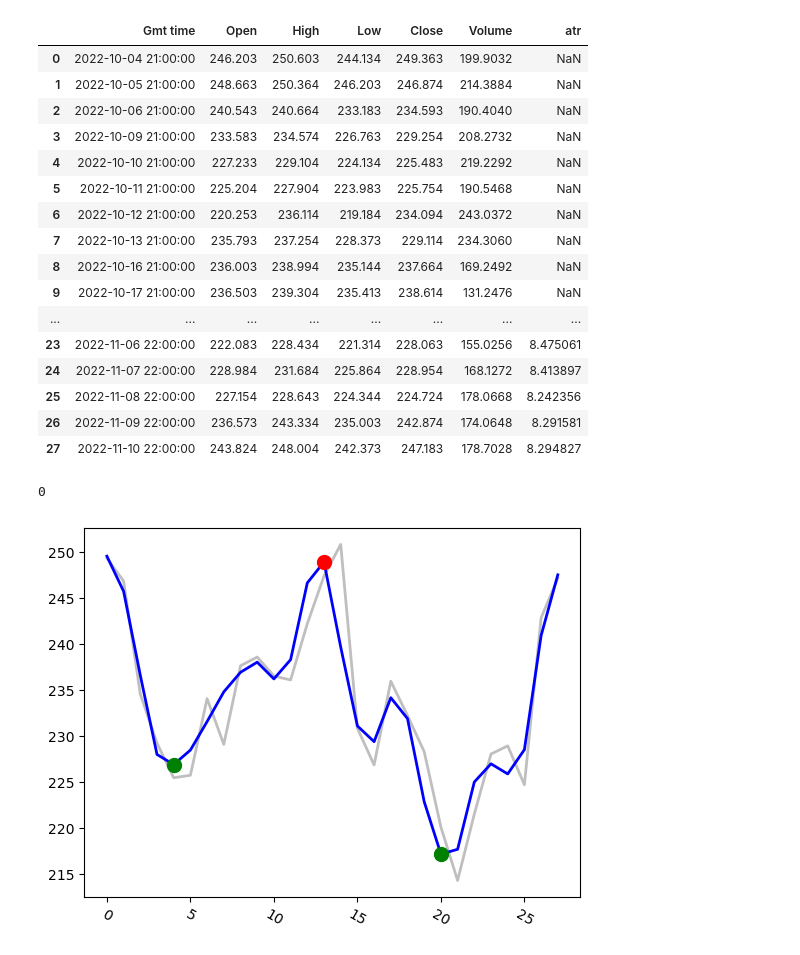
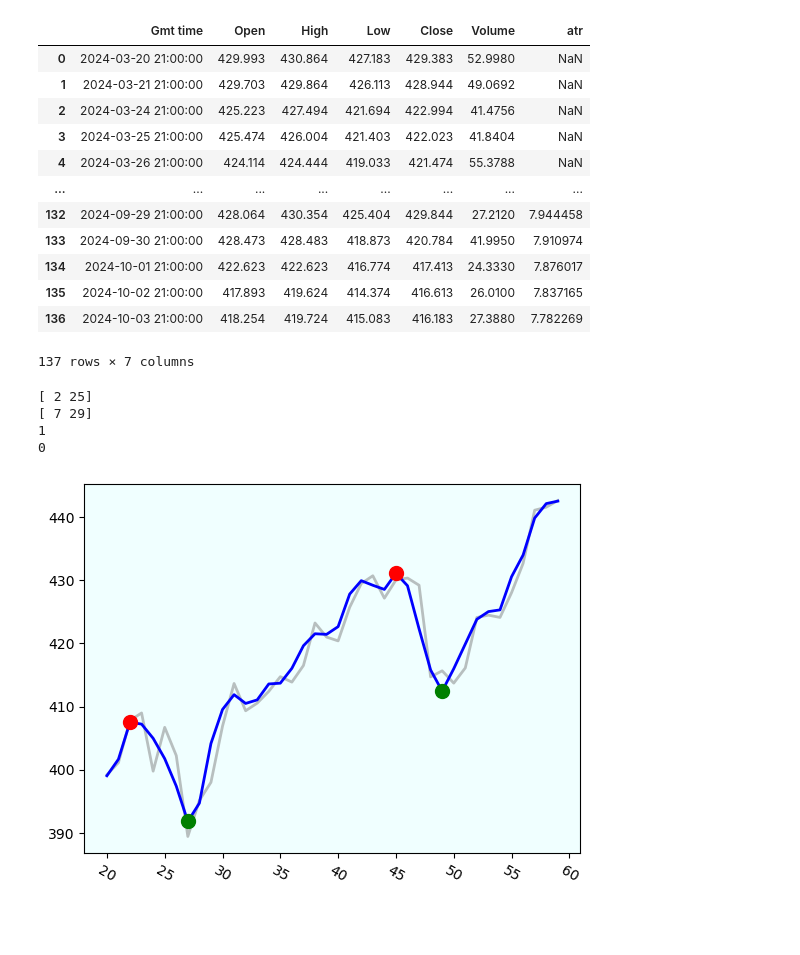
Before and after one commit to gastoncs/jupyter-docker, a Jupyter notebook: app/src/practice/trends/Chad/determineTrandDailyShort.ipynb, the cells around one changed output. Cells and saved outputs as stored; diff of their text form; code cells hidden in the pictures; blank space fills up the shorter version.

```diff
--- a/app/src/practice/trends/Chad/determineTrandDailyShort.ipynb
+++ b/app/src/practice/trends/Chad/determineTrandDailyShort.ipynb
@@ -3,36 +3,32 @@ import pandas as pd
 import pandas_ta as ta
 
 df = pd.read_csv("../../data/MSFT.USUSD_Candlestick_1_D_ASK_05.10.2022-05.10.2024.csv")
-df=df[0:500]
+df=df[-200:]
 df=df[df['Volume']!=0]
 df["Gmt time"]=df["Gmt time"].str.replace(".000","")
 df['Gmt time']=pd.to_datetime(df['Gmt time'],format='%d.%m.%Y %H:%M:%S')
 
 ## Take the rolling atr so the yaxis doesn't shake too much
 df["atr"] = ta.atr(high=df.High, low=df.Low, close=df.Close)
-df["atr"] = df.atr.rolling(window=10).mean()
+df["atr"] = df.atr.rolling(window=20).mean()
 
 df.reset_index(drop=True, inplace=True)
 
 df
 # %% [output]
 |  | Gmt time | Open | High | Low | Close | Volume | atr |
-| 0 | 2022-10-04 21:00:00 | 246.203 | 250.603 | 244.134 | 249.363 | 199.9032 | NaN |
-| 1 | 2022-10-05 21:00:00 | 248.663 | 250.364 | 246.203 | 246.874 | 214.3884 | NaN |
-| 2 | 2022-10-06 21:00:00 | 240.543 | 240.664 | 233.183 | 234.593 | 190.4040 | NaN |
-| 3 | 2022-10-09 21:00:00 | 233.583 | 234.574 | 226.763 | 229.254 | 208.2732 | NaN |
-| 4 | 2022-10-10 21:00:00 | 227.233 | 229.104 | 224.134 | 225.483 | 219.2292 | NaN |
-| 5 | 2022-10-11 21:00:00 | 225.204 | 227.904 | 223.983 | 225.754 | 190.5468 | NaN |
-| 6 | 2022-10-12 21:00:00 | 220.253 | 236.114 | 219.184 | 234.094 | 243.0372 | NaN |
-| 7 | 2022-10-13 21:00:00 | 235.793 | 237.254 | 228.373 | 229.114 | 234.3060 | NaN |
-| 8 | 2022-10-16 21:00:00 | 236.003 | 238.994 | 235.144 | 237.664 | 169.2492 | NaN |
-| 9 | 2022-10-17 21:00:00 | 236.503 | 239.304 | 235.413 | 238.614 | 131.2476 | NaN |
+| 0 | 2024-03-20 21:00:00 | 429.993 | 430.864 | 427.183 | 429.383 | 52.9980 | NaN |
+| 1 | 2024-03-21 21:00:00 | 429.703 | 429.864 | 426.113 | 428.944 | 49.0692 | NaN |
+| 2 | 2024-03-24 21:00:00 | 425.223 | 427.494 | 421.694 | 422.994 | 41.4756 | NaN |
+| 3 | 2024-03-25 21:00:00 | 425.474 | 426.004 | 421.403 | 422.023 | 41.8404 | NaN |
+| 4 | 2024-03-26 21:00:00 | 424.114 | 424.444 | 419.033 | 421.474 | 55.3788 | NaN |
 | ... | ... | ... | ... | ... | ... | ... | ... |
-| 23 | 2022-11-06 22:00:00 | 222.083 | 228.434 | 221.314 | 228.063 | 155.0256 | 8.475061 |
-| 24 | 2022-11-07 22:00:00 | 228.984 | 231.684 | 225.864 | 228.954 | 168.1272 | 8.413897 |
-| 25 | 2022-11-08 22:00:00 | 227.154 | 228.643 | 224.344 | 224.724 | 178.0668 | 8.242356 |
-| 26 | 2022-11-09 22:00:00 | 236.573 | 243.334 | 235.003 | 242.874 | 174.0648 | 8.291581 |
-| 27 | 2022-11-10 22:00:00 | 243.824 | 248.004 | 242.373 | 247.183 | 178.7028 | 8.294827 |
+| 132 | 2024-09-29 21:00:00 | 428.064 | 430.354 | 425.404 | 429.844 | 27.2120 | 7.944458 |
+| 133 | 2024-09-30 21:00:00 | 428.473 | 428.483 | 418.873 | 420.784 | 41.9950 | 7.910974 |
+| 134 | 2024-10-01 21:00:00 | 422.623 | 422.623 | 416.774 | 417.413 | 24.3330 | 7.876017 |
+| 135 | 2024-10-02 21:00:00 | 417.893 | 419.624 | 414.374 | 416.613 | 26.0100 | 7.837165 |
+| 136 | 2024-10-03 21:00:00 | 418.254 | 419.724 | 415.083 | 416.183 | 27.3880 | 7.782269 |
+137 rows × 7 columns
 # %%
 %matplotlib inline
 
@@ -41,7 +37,7 @@ from scipy.signal import savgol_filter
 from scipy.signal import find_peaks
 pd.set_option('mode.chained_assignment', None)
 
-df2 = df.iloc[0:40]
+df2 = df.iloc[20:60]
 
 df2["close_smooth"] = savgol_filter(df2.Close, 8, 5)
 
@@ -53,38 +49,64 @@ price_smooth, = ax.plot(df2.index, df2.close_smooth, c='b', lw=2, zorder=5)
 
 atr = df2.atr.iloc[-1] # all the first atrs are NaN
 
-peaks_idx, _ = find_peaks(df2.close_smooth, distance = 10, width = 2, prominence=atr)
+peaks_idx, _ = find_peaks(df2.close_smooth, distance = 5, width = 2, prominence=atr)
 
-troughs_idx, _ = find_peaks(-1*df2.close_smooth, distance = 10, width = 2, prominence=atr)
+troughs_idx, _ = find_peaks(-1*df2.close_smooth, distance = 5, width = 2, prominence=atr)
 
 peaks, = ax.plot(df2.index[peaks_idx], df2.close_smooth.iloc[peaks_idx], \
                  c="r", linestyle='None', markersize = 10.0, marker = "o", zorder=10)
 
 troughs, = ax.plot(df2.index[troughs_idx], df2.close_smooth.iloc[troughs_idx], \
                    c="g", linestyle='None', markersize = 10.0, marker = "o", zorder=10)
 
+print(peaks_idx)
+print(troughs_idx)
 
+'''
+Check if we are on a up trend
+'''
 up_run_length = 0
 up_run = True
 while up_run:
     if 2 + up_run_length > len(peaks_idx) or 2 + up_run_length > len(troughs_idx):
         break
 
     if df2.close_smooth.iloc[peaks_idx[-1 - up_run_length]] > df2.close_smooth.iloc[peaks_idx[-2 - up_run_length]] and \
        df2.close_smooth.iloc[troughs_idx[-1 - up_run_length]] > df2.close_smooth.iloc[troughs_idx[-2 - up_run_length]]:
         up_run_length += 1
     else:
         up_run = False
 
+print(up_run_length)
+
+'''
+Check if we are on a down trend
+'''
+down_run_length = 0
+down_run = True
+while down_run:
+    if 2 + down_run_length > len(peaks_idx) or 2 + down_run_length > len(troughs_idx):
+        break
+
+    if df2.close_smooth.iloc[peaks_idx[-1 - down_run_length]] < df2.close_smooth.iloc[peaks_idx[-2 - down_run_length]] and \
+       df2.close_smooth.iloc[troughs_idx[-1 - down_run_length]] < df2.close_smooth.iloc[troughs_idx[-2 - down_run_length]]:
+        down_run_length += 1
+    else:
+        down_run = False
 
 if up_run_length > 0:
-    ax.set_facecolor((150/255, 255/255, 159/255, 0.3))
+    ax.set_facecolor('azure')
+elif down_run_length > 0:
+    ax.set_facecolor('mistyrose')
 else:
     ax.set_facecolor("white")
 
-print(up_run_length)
+print(down_run_length)
 
 plt.show()
 # %% [output]
+[ 2 25]
+[ 7 29]
+1
 0
-[figure, old version]
+[figure, new version]
```
Also changed, not shown: 3 other files.
